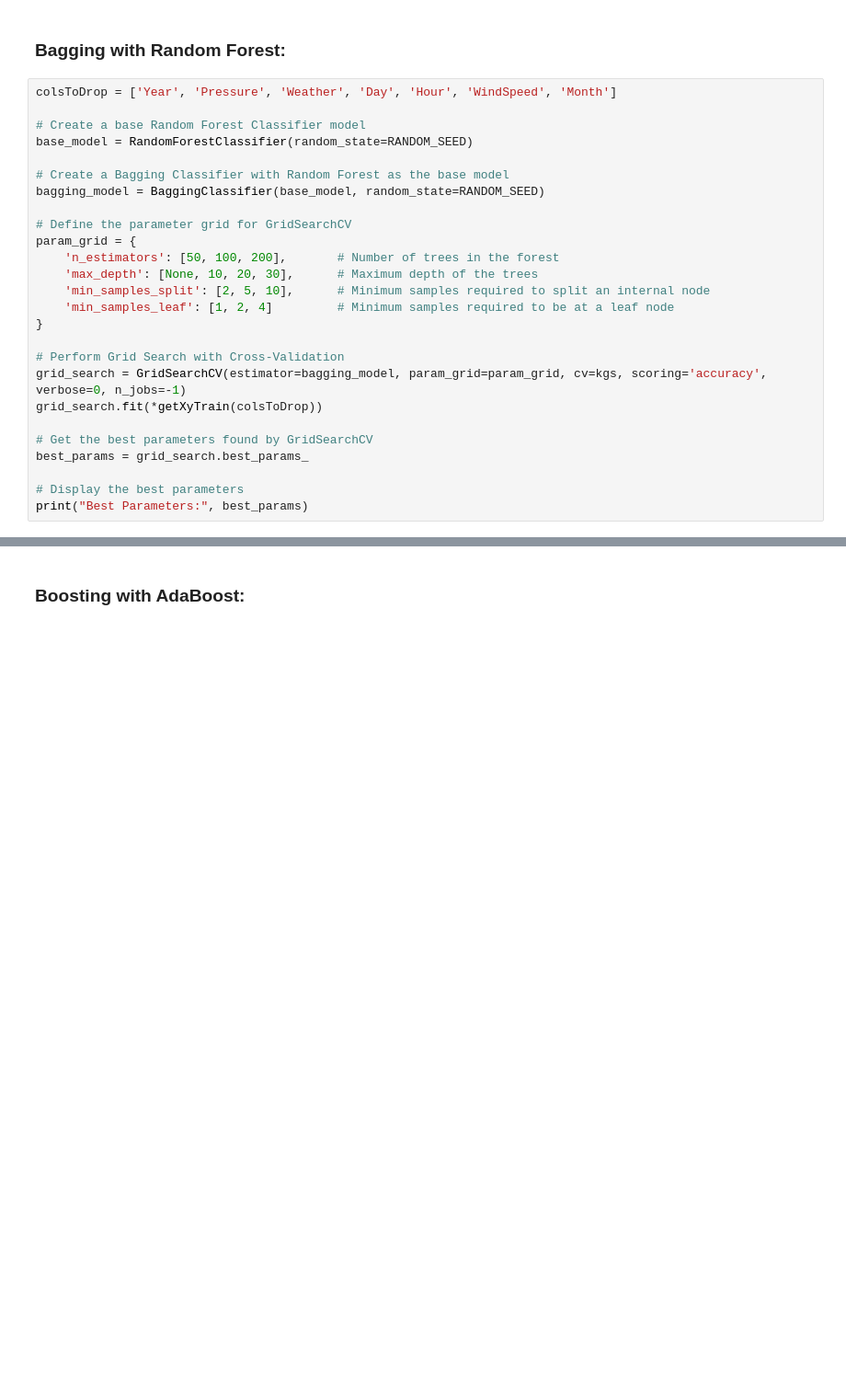
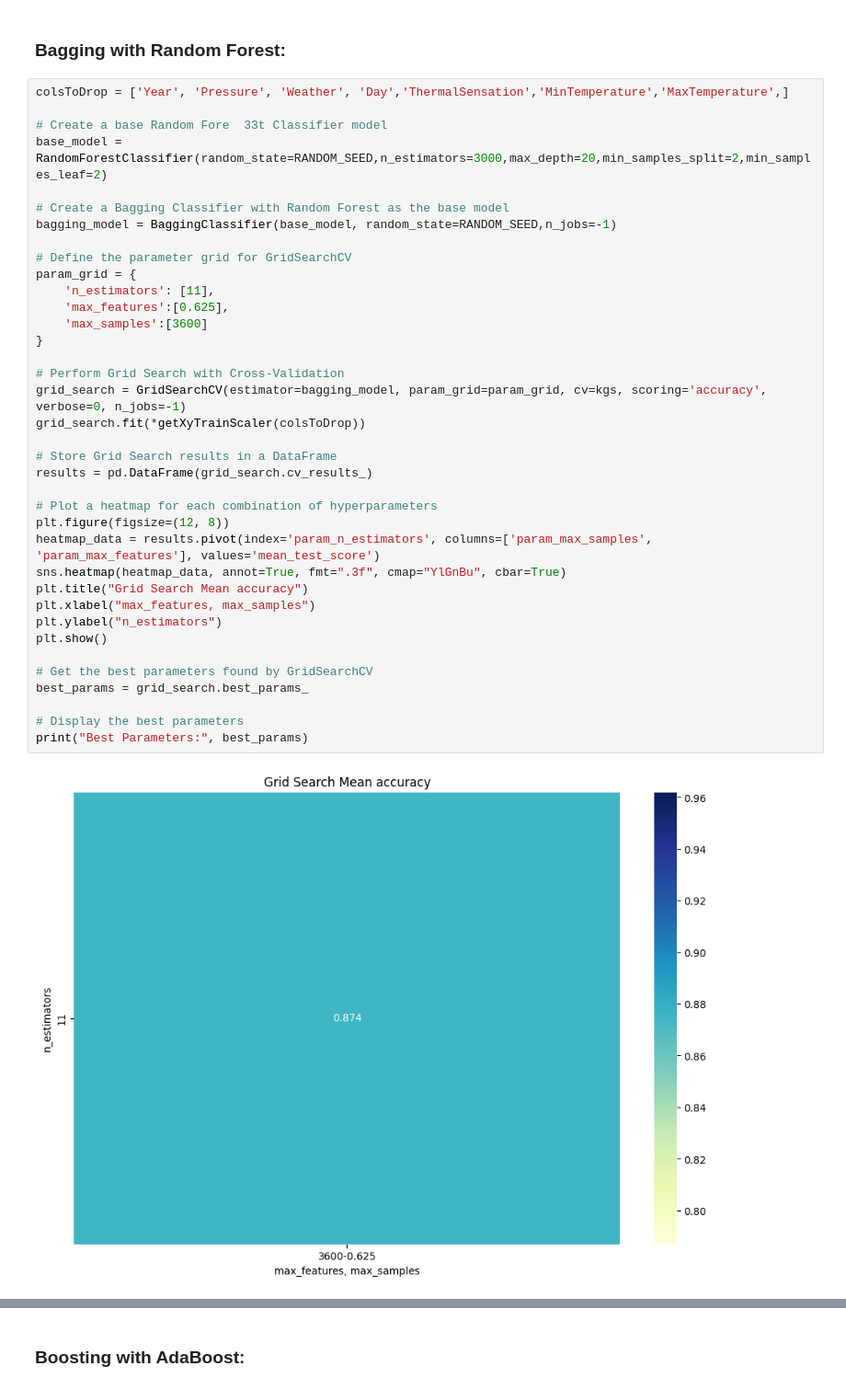
Before and after one commit to SLP25/DAA, a Jupyter notebook: competizione/tpf2.ipynb, the cells around one changed output, grey strips where cells are left out. Shown at 92% size. Saved outputs shown, nothing was run; the diff lists cells and outputs as text; blank space fills up the shorter version.

Commit message:
optimized bagging"

```diff
--- a/competizione/tpf2.ipynb
+++ b/competizione/tpf2.ipynb
@@ -918,28 +918,41 @@ See https://numpy.org/devdocs/release/1.25.0-notes.html and the docs for more in
 # %% [markdown]
 ### Bagging with Random Forest:
 # %%
-colsToDrop = ['Year', 'Pressure', 'Weather', 'Day', 'Hour', 'WindSpeed', 'Month']
+colsToDrop = ['Year', 'Pressure', 'Weather', 'Day','ThermalSensation','MinTemperature','MaxTemperature',]
 
-# Create a base Random Forest Classifier model
-base_model = RandomForestClassifier(random_state=RANDOM_SEED)
+# Create a base Random Fore  33t Classifier model
+base_model = RandomForestClassifier(random_state=RANDOM_SEED,n_estimators=3000,max_depth=20,min_samples_split=2,min_samples_leaf=2)
 
 # Create a Bagging Classifier with Random Forest as the base model
-bagging_model = BaggingClassifier(base_model, random_state=RANDOM_SEED)
+bagging_model = BaggingClassifier(base_model, random_state=RANDOM_SEED,n_jobs=-1)
 
 # Define the parameter grid for GridSearchCV
 param_grid = {
-    'n_estimators': [50, 100, 200],       # Number of trees in the forest
-    'max_depth': [None, 10, 20, 30],      # Maximum depth of the trees
-    'min_samples_split': [2, 5, 10],      # Minimum samples required to split an internal node
-    'min_samples_leaf': [1, 2, 4]         # Minimum samples required to be at a leaf node
+    'n_estimators': [11],
+    'max_features':[0.625],
+    'max_samples':[3600]
 }
 
 # Perform Grid Search with Cross-Validation
 grid_search = GridSearchCV(estimator=bagging_model, param_grid=param_grid, cv=kgs, scoring='accuracy', verbose=0, n_jobs=-1)
-grid_search.fit(*getXyTrain(colsToDrop))
+grid_search.fit(*getXyTrainScaler(colsToDrop))
+
+# Store Grid Search results in a DataFrame
+results = pd.DataFrame(grid_search.cv_results_)
+
+# Plot a heatmap for each combination of hyperparameters
+plt.figure(figsize=(12, 8))
+heatmap_data = results.pivot(index='param_n_estimators', columns=['param_max_samples', 'param_max_features'], values='mean_test_score')
+sns.heatmap(heatmap_data, annot=True, fmt=".3f", cmap="YlGnBu", cbar=True)
+plt.title("Grid Search Mean accuracy")
+plt.xlabel("max_features, max_samples")
+plt.ylabel("n_estimators")
+plt.show()
 
 # Get the best parameters found by GridSearchCV
 best_params = grid_search.best_params_
 
 # Display the best parameters
 print("Best Parameters:", best_params)
+# %% [output]
+[figure, added]
```
Also changed, not shown: parts of 2 cells of this notebook, 1 other file.
